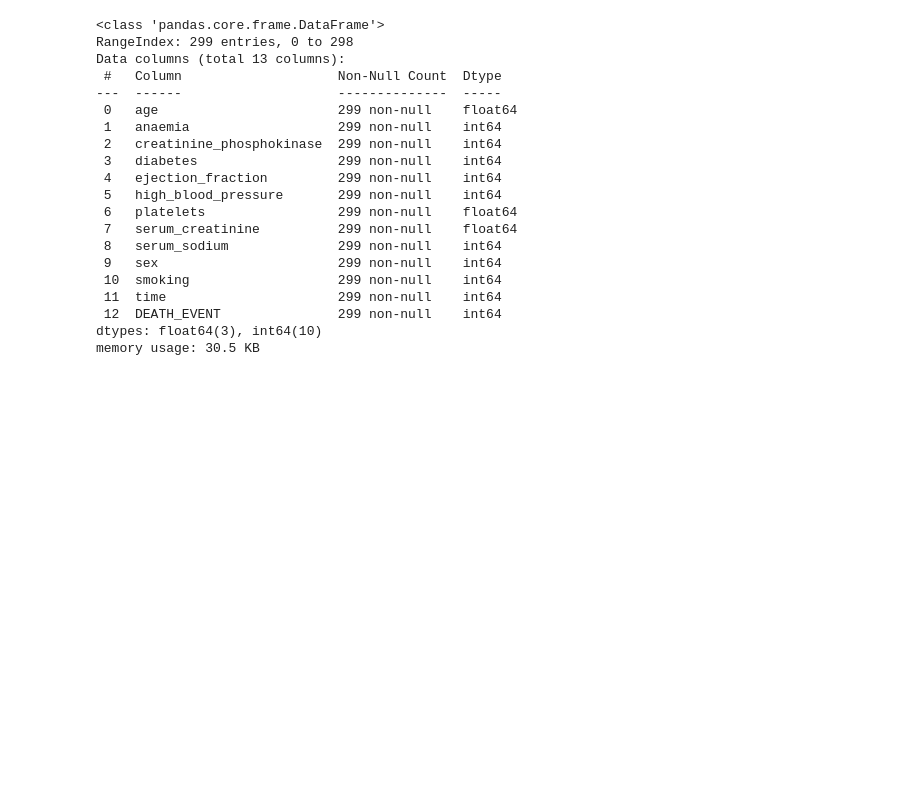
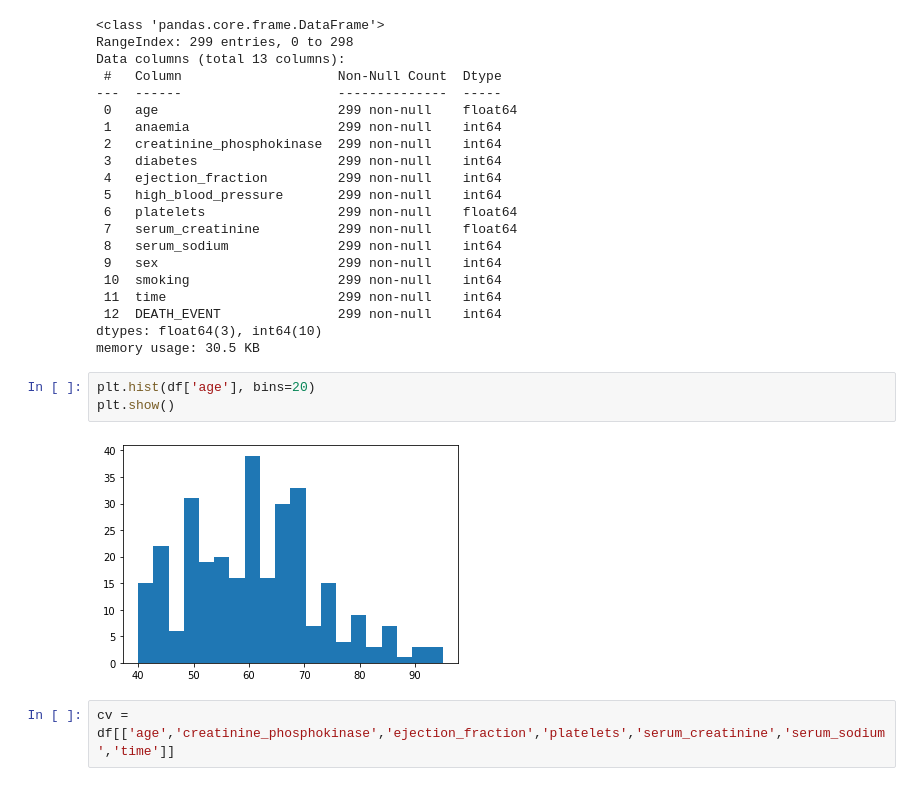
Before and after one commit to kurtgrothe/ANA500, a Jupyter notebook: ANA500_W1.ipynb, the cells around one changed output. Saved outputs shown, nothing was run; the diff lists cells and outputs as text; blank space fills up the shorter version.

Commit message:
Added Power point and visualizations

```diff
--- a/ANA500_W1.ipynb
+++ b/ANA500_W1.ipynb
@@ -96,3 +97,10 @@ Data columns (total 13 columns):
  12  DEATH_EVENT               299 non-null    int64
 dtypes: float64(3), int64(10)
 memory usage: 30.5 KB
+# %%
+plt.hist(df['age'], bins=20)
+plt.show()
+# %% [output]
+[figure, added]
+# %%
+cv = df[['age','creatinine_phosphokinase','ejection_fraction','platelets','serum_creatinine','serum_sodium','time']]
```
Also changed, not shown: parts of 3 cells of this notebook, 1 other file.
